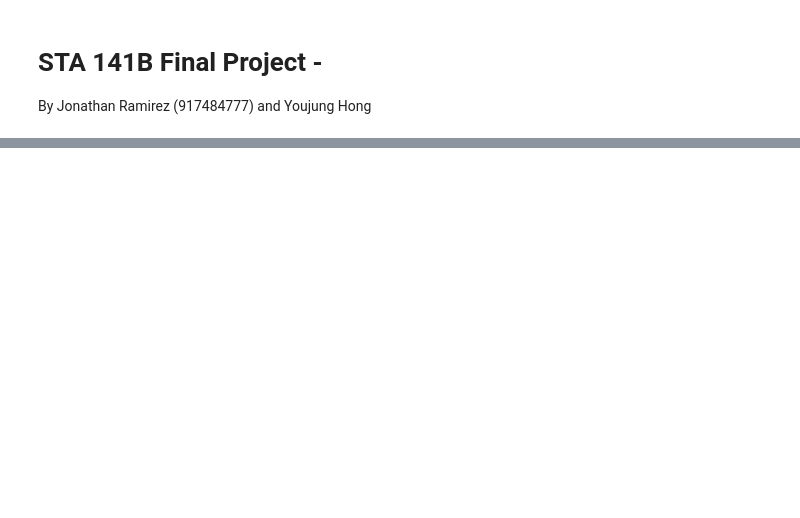
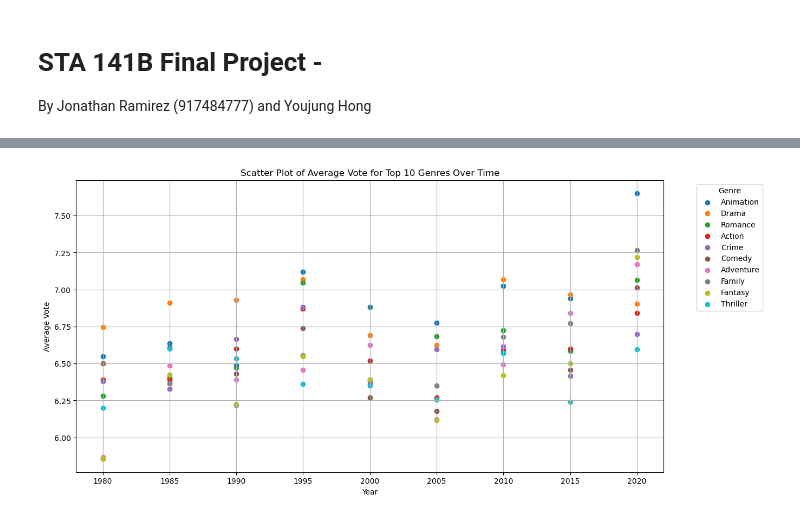
Before and after one commit to jonathanr788/STA141BFinalProject, a Jupyter notebook: STA141B_Final_Project.ipynb, the cells around one changed output, grey strips where cells are left out. Saved outputs shown, nothing was run; the diff lists cells and outputs as text; code cells hidden in the pictures; blank space fills up the shorter version.

```diff
--- a/STA141B_Final_Project.ipynb
+++ b/STA141B_Final_Project.ipynb
@@ -65,0 +159,13 @@ Princess Khutulun
+# %%
+# Plotting the scatter plot
+plt.figure(figsize=(14, 7))
+for genre in top_genres_list:
+    plt.scatter(pivot_data.index, pivot_data[genre], label=genre)
+plt.legend(title='Genre', bbox_to_anchor=(1.05, 1), loc='upper left')
+plt.title('Scatter Plot of Average Vote for Top 10 Genres Over Time')
+plt.xlabel('Year')
+plt.ylabel('Average Vote')
+plt.grid(True)
+plt.show()
+# %% [output]
+[figure, added]
```
Also changed, not shown: parts of 4 cells of this notebook.
